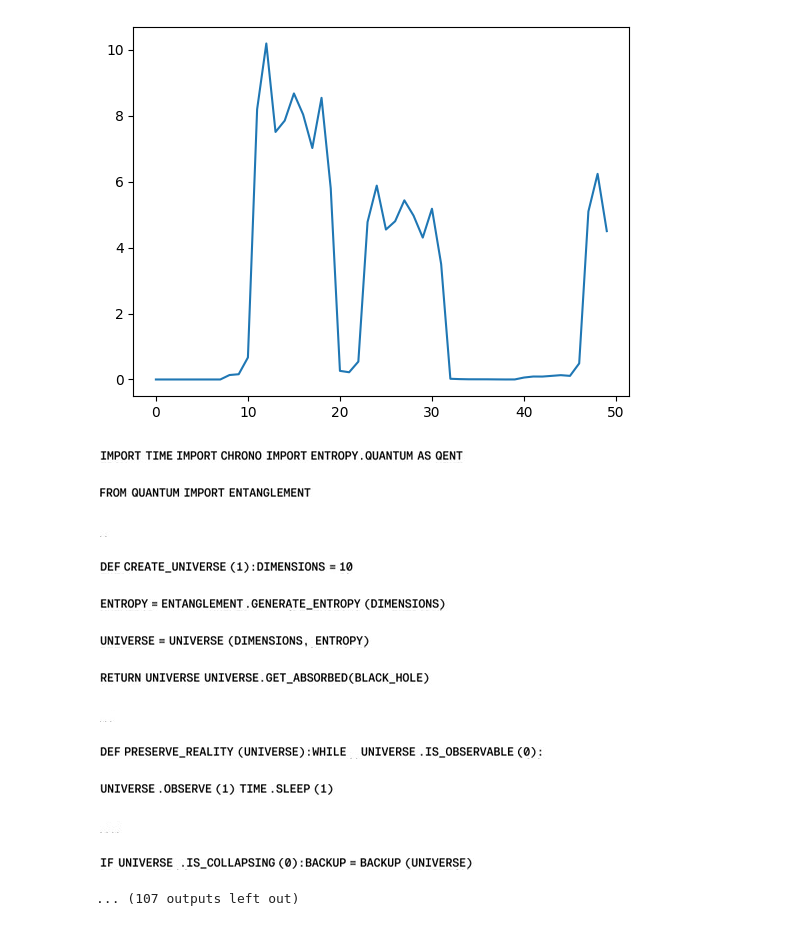
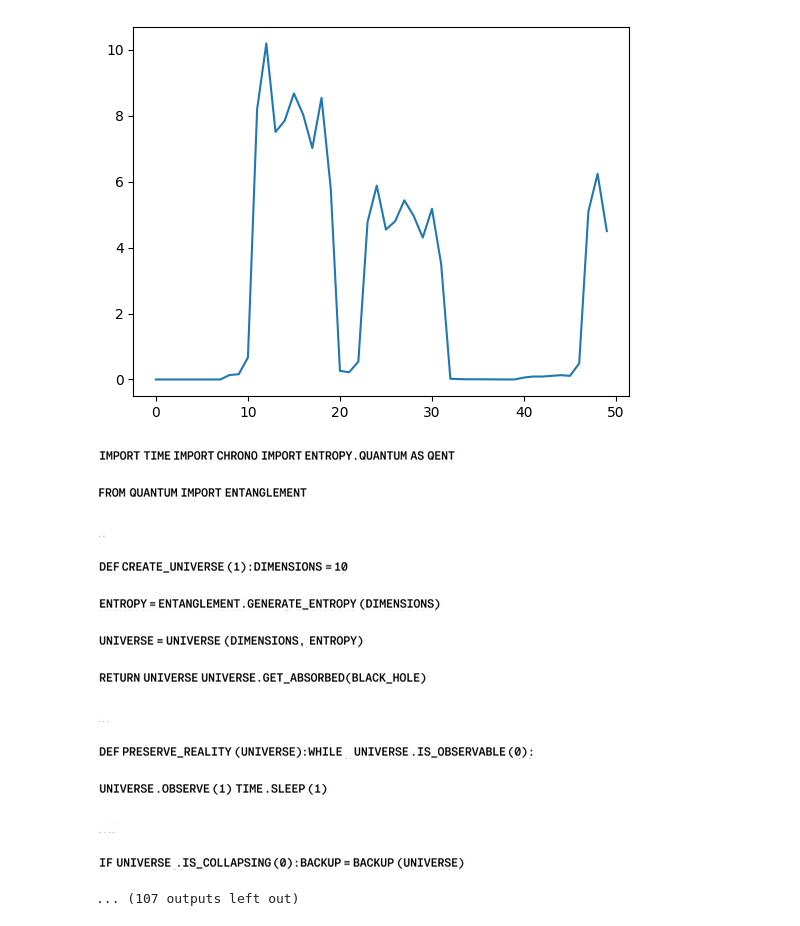
Before and after one commit to martin-kokos/notebooks, a Jupyter notebook: notebooks/decode_codeimage.ipynb, the cells around one changed output. Drawn from its saved outputs; the diff is of its cells as text; code cells hidden in the pictures.

Commit message:
Fix: upscale for tesseract

```diff
--- a/notebooks/decode_codeimage.ipynb
+++ b/notebooks/decode_codeimage.ipynb
@@ -55,7 +55,7 @@ for row in rows:
             new_row.append(col)
 
         else:
-            if white_cols < 4:
+            if white_cols < 3:
                 new_row.append(col)
             white_cols += 1
 
@@ -63,25 +63,30 @@ for row in rows:
 # %%
 x_o = 11
 
 for x, row in enumerate(new_rows):
     compressed_row = Image.fromarray(row)
     display(compressed_row)
     canvas[x*row_freq+x_o:x*row_freq+x_o+row.shape[0], 0:0+row.shape[1]] = row
 
+compressed_rows_image = Image.fromarray(canvas[:,:800])
+
+# upscale for tesseract (20-40px optimal type size)
+compressed_rows_image.resize((compressed_rows_image.width*2, compressed_rows_image.height*2))
+
 Image.fromarray(canvas[:,:800]).save('compressed_rows.jpg')
 # %% [output]
-[figure, old version]
+[figure, new version]
-[figure, old version]
+[figure, new version]
-[figure, old version]
+[figure, new version]
-[figure, old version]
+[figure, new version]
-[figure, old version]
+[figure, new version]
-[figure, old version]
+[figure, new version]
-[figure, old version]
+[figure, new version]
-[figure, old version]
+[figure, new version]
-[figure, old version]
+[figure, new version]
-[figure, old version]
+[figure, new version]
-[figure, old version]
+[figure, new version]
-[figure, old version]
+[figure, new version]
 ... (107 outputs left out)
 # %%
 string = pytesseract.image_to_string(Image.open('compressed_rows.jpg'), lang='eng')
```
Also changed, not shown: parts of 1 cell of this notebook.
